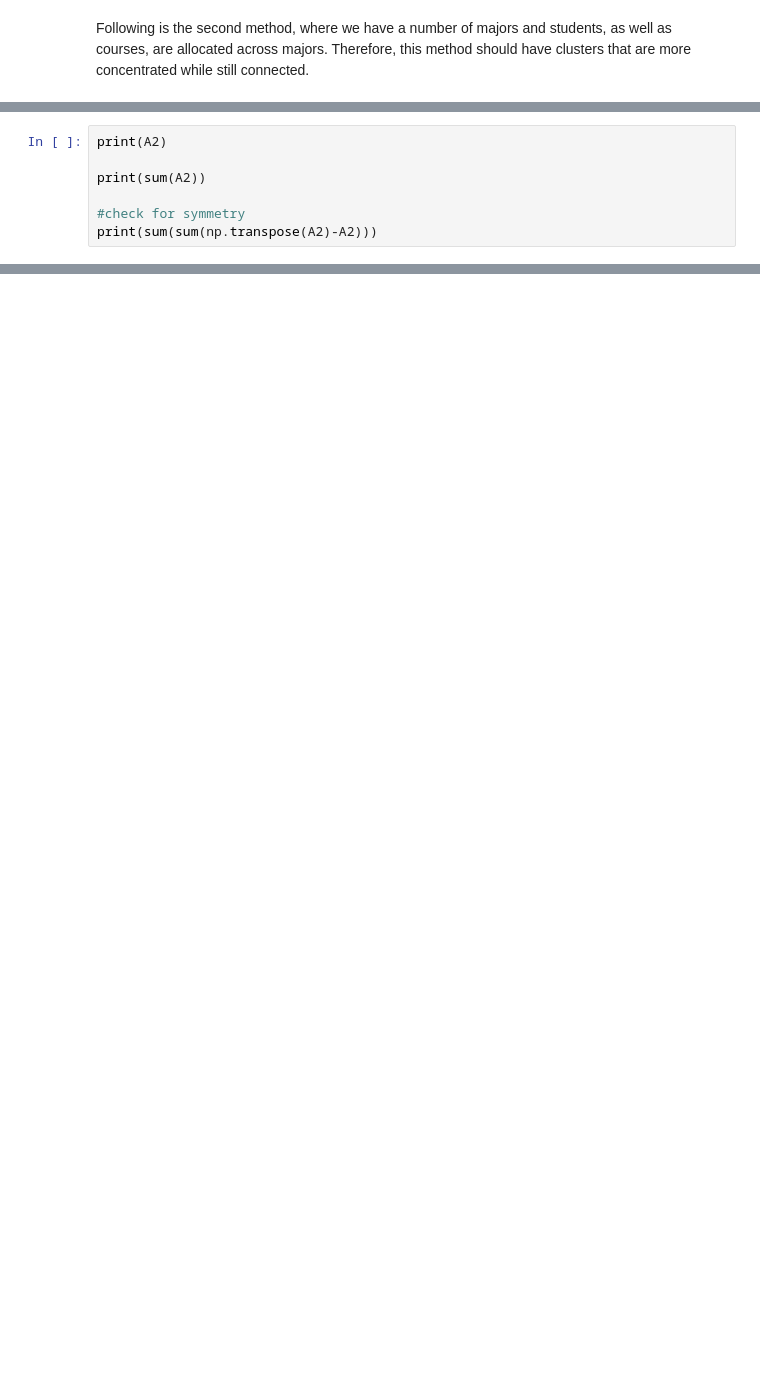
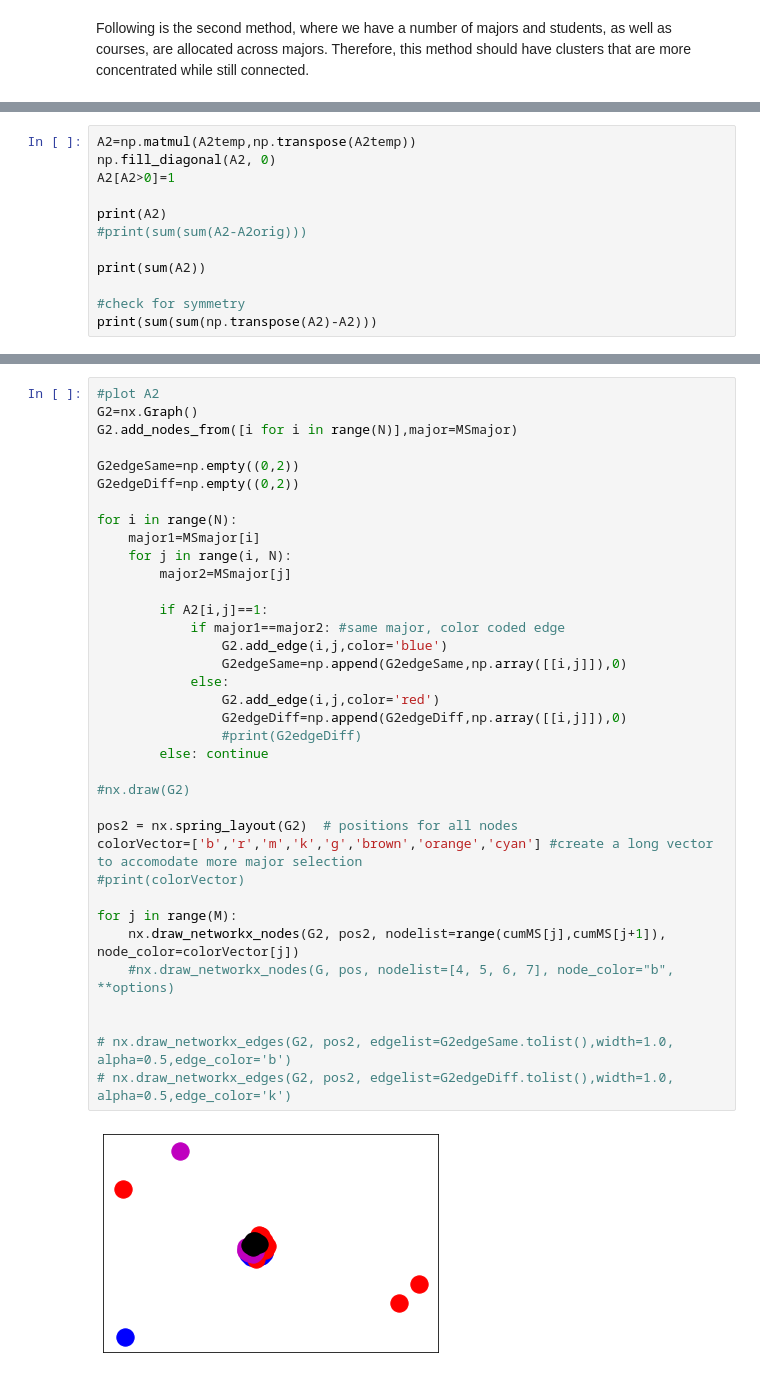
Before and after one commit to conlaw/OptimalDiseaseTesting, a Jupyter notebook: Simulating University Data.ipynb, the cells around one changed output, grey strips where cells are left out. Saved outputs shown, nothing was run; the diff lists cells and outputs as text; blank space fills up the shorter version.

```diff
--- a/Simulating University Data.ipynb
+++ b/Simulating University Data.ipynb
@@ -115,5 +188,10 @@ for i in range(C): #loop through each class
 # %%
+A2=np.matmul(A2temp,np.transpose(A2temp))
+np.fill_diagonal(A2, 0)
+A2[A2>0]=1
+
 print(A2)
+#print(sum(sum(A2-A2orig)))
 
 print(sum(A2))
 
@@ -136,2 +214,40 @@ print(sum(sum(np.transpose(A2)-A2)))
 0.0
+# %%
+#plot A2
+G2=nx.Graph()
+G2.add_nodes_from([i for i in range(N)],major=MSmajor)
+
+G2edgeSame=np.empty((0,2))
+G2edgeDiff=np.empty((0,2))
+
+for i in range(N):
+    major1=MSmajor[i]
+    for j in range(i, N):
+        major2=MSmajor[j]
+
+        if A2[i,j]==1:
+            if major1==major2: #same major, color coded edge
+                G2.add_edge(i,j,color='blue')
+                G2edgeSame=np.append(G2edgeSame,np.array([[i,j]]),0)
+            else:
+                G2.add_edge(i,j,color='red')
+                G2edgeDiff=np.append(G2edgeDiff,np.array([[i,j]]),0)
+                #print(G2edgeDiff)
+        else: continue
+
+#nx.draw(G2)
+
+pos2 = nx.spring_layout(G2)  # positions for all nodes
+colorVector=['b','r','m','k','g','brown','orange','cyan'] #create a long vector to accomodate more major selection
+#print(colorVector)
+
+for j in range(M):
+    nx.draw_networkx_nodes(G2, pos2, nodelist=range(cumMS[j],cumMS[j+1]), node_color=colorVector[j])
+    #nx.draw_networkx_nodes(G, pos, nodelist=[4, 5, 6, 7], node_color="b", **options)
+
+
+# nx.draw_networkx_edges(G2, pos2, edgelist=G2edgeSame.tolist(),width=1.0, alpha=0.5,edge_color='b')
+# nx.draw_networkx_edges(G2, pos2, edgelist=G2edgeDiff.tolist(),width=1.0, alpha=0.5,edge_color='k')
+# %% [output]
+[figure, added]
 # %%
```
Also changed, not shown: parts of 15 cells of this notebook.
